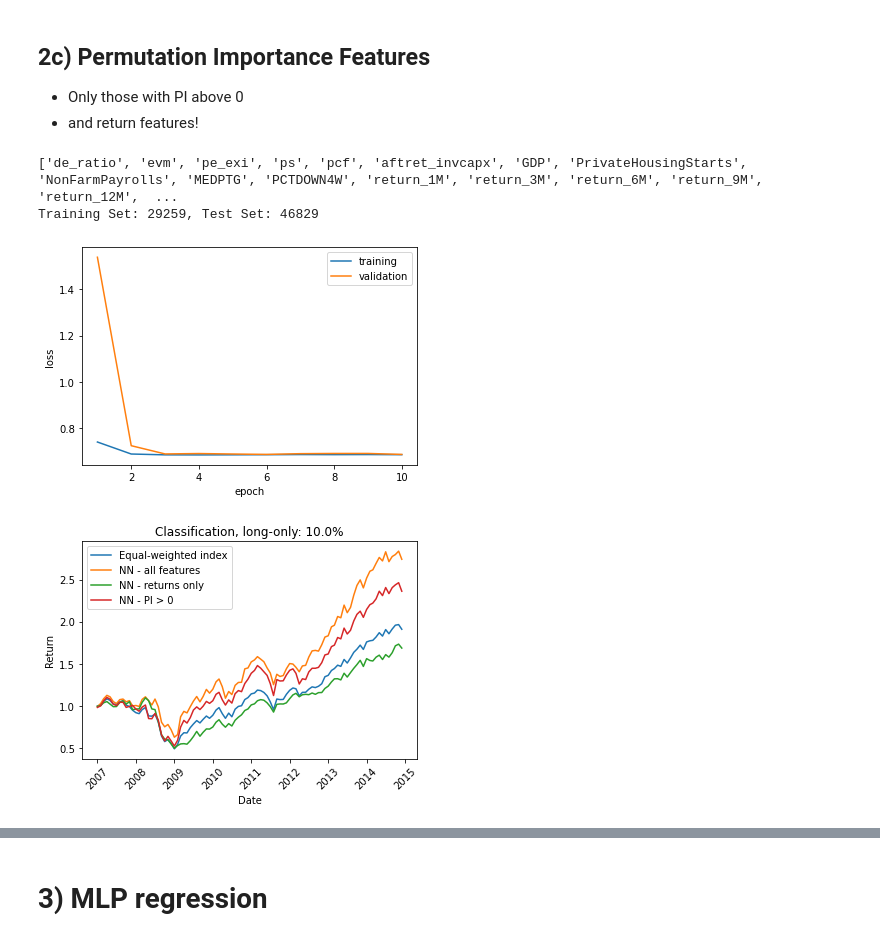
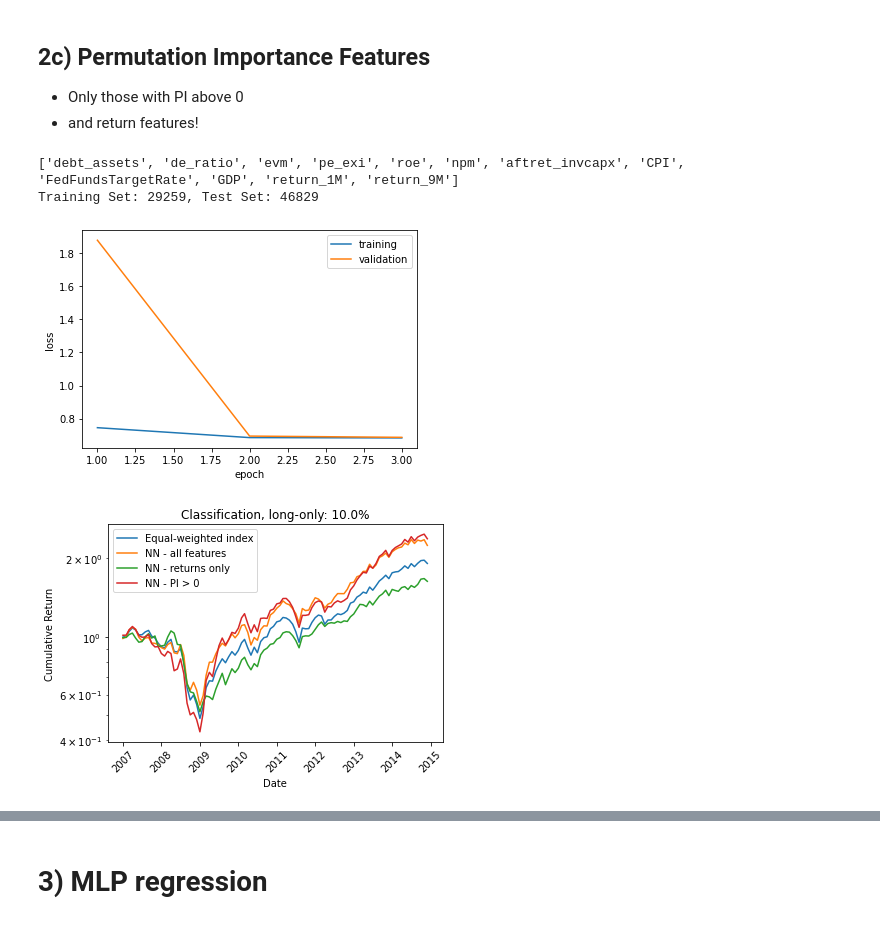
Before and after one commit to pyliut/CSMOM_HT22, a Jupyter notebook: NNwithMACD_TomLiu.ipynb, the cells around one changed output, grey strips where cells are left out. Saved outputs shown, nothing was run; the diff lists cells and outputs as text; code cells hidden in the pictures.

```diff
--- a/NNwithMACD_TomLiu.ipynb
+++ b/NNwithMACD_TomLiu.ipynb
@@ -215,7 +218,7 @@ def train_NN(model, x_train, y_train, x_test, y_test, learning_rate = 0.1, is_re
     #create optimiser
     opt = optimizers.Adam(learning_rate=learning_rate)
     if is_regression:
-        loss_fn = keras.losses.MeanSquaredLogarithmicError()
+        loss_fn = keras.losses.MeanSquaredError()
     else:
         loss_fn = keras.losses.CategoricalCrossentropy()
         if is_regression == "brier":
@@ -529,7 +585,7 @@ np.random.seed(seed)
 tf.random.set_seed(seed)
 
 #portfolio params
-k = 3                #transaction costs in bps
+k = 5                #transaction costs in bps
 pct = 0.1            #proportion of the portfolio long
 is_short = False     #whether to use long-short portfolio
 
@@ -553,7 +609,7 @@ hidden = [300,300,300, 200, 200, 100, 100, 50]
 dropout = 0.1
 is_regression = False
 learning_rate = 0.1
-num_epochs = 10
+num_epochs = 3
 # %% [markdown]
 ## 2a) All features
 # %%
@@ -755,13 +955,11 @@ Model saved to: FinalModels/NNwithMACDclf_14features_8layers_10epochs.h5
 tf.random.set_seed(seed)
 
 #split data
-features = ['npm', 'aftret_invcapx', 'PMI', 'FedFundsTargetRate', 'GDP',
-            'PrivateHousingStarts', 'NonFarmPayrolls', 'Unemployment',
-            'MEDPTG', 'PCTDOWN4W', 'return_1M', 'return_9M', 'return_12M']
 #features = ListUnion(features_pi,['return_1M', 'return_9M', 'return_12M'])
 #labels = np.array(features)
 #clf_features_pi = list(labels[clf_importance.importances_mean > 0])   #refilter
-features = clf_features_pi
+#features = clf_features_pi
+features =['debt_assets', 'de_ratio', 'evm', 'pe_exi', 'roe', 'npm', 'aftret_invcapx','CPI', 'FedFundsTargetRate', 'GDP', 'return_1M', 'return_9M']
 print(features)
 target = "pred_target"
 x_train, y_train, x_test, y_test = get_TrainTest(df_train,df_test,features, target, is_regression = is_regression)
@@ -771,38 +969,40 @@ clf_pi = create_NN(hidden, dropout, input_dim = len(features), is_regression = i
 #print(clf_pi.summary())
 clf_pi, history = train_NN(clf_pi, x_train, y_train, x_test, y_test, learning_rate = learning_rate, is_regression = is_regression, num_epochs = num_epochs, plot_graph = True)
 # %% [output]
-['de_ratio', 'evm', 'pe_exi', 'ps', 'pcf', 'aftret_invcapx', 'GDP', 'PrivateHousingStarts', 'NonFarmPayrolls', 'MEDPTG', 'PCTDOWN4W', 'return_1M', 'return_3M', 'return_6M', 'return_9M', 'return_12M',  ...
+['debt_assets', 'de_ratio', 'evm', 'pe_exi', 'roe', 'npm', 'aftret_invcapx', 'CPI', 'FedFundsTargetRate', 'GDP', 'return_1M', 'return_9M']
 Training Set: 29259, Test Set: 46829
-[figure, old version]
+[figure, new version]
 # %%
 #calculate cost-adjusted returns & plot
 #portfolio params defined in 1d
 returns_matrix, weight_matrix, rank_table, model_output = get_Matrices(clf_pi, x_test, df_test, is_regression = is_regression, pct = pct, is_short = is_short, company_name = df_train.columns[0])
 rets_pi, cumrets_pi = calc_returns(returns_matrix, weight_matrix = weight_matrix, k = k)
 
 #calculate return & weight matrix for base strat - i.e. long 100%
 returns_matrix_equal, weight_matrix_equal, rank_table_equal, model_output = get_Matrices(clf_pi, x_test, df_test,is_regression = is_regression, pct = 1, is_short = False, company_name = df_train.columns[0])
 rets_equal, cumrets_equal = calc_returns(returns_matrix_equal, weight_matrix = weight_matrix_equal, k = k)
 
 plt.plot(cumrets_equal.index, cumrets_equal, label = "Equal-weighted index")
 plt.plot(cumrets.index, cumrets, label = "NN - all features")
 plt.plot(cumrets_retonly.index, cumrets_retonly, label = "NN - returns only")
 plt.plot(cumrets_pi.index, cumrets_pi, label = "NN - PI > 0")
 plt.legend();
 plt.xlabel("Date");
 plt.xticks(rotation = 45);
-plt.ylabel("Return")
+plt.ylabel("Cumulative Return")
+plt.yscale("log")
 if is_regression:
     title = "Regression"
 else:
     title = "Classification"
 if is_short:
     title = title + ", long-short: " + str(pct*100) + "%"
 else:
     title = title + ", long-only: " + str(pct*100) + "%"
 plt.title(title);
+plt.savefig("Figures/TL_TestCLF_Cumrets.png")
 # %% [output]
-[figure, old version]
+[figure, new version]
 # %%
 regression_analysis(np.array(rets_equal),np.array(rets_pi))
 # %% [output]
```
Also changed, not shown: parts of 123 cells of this notebook.
